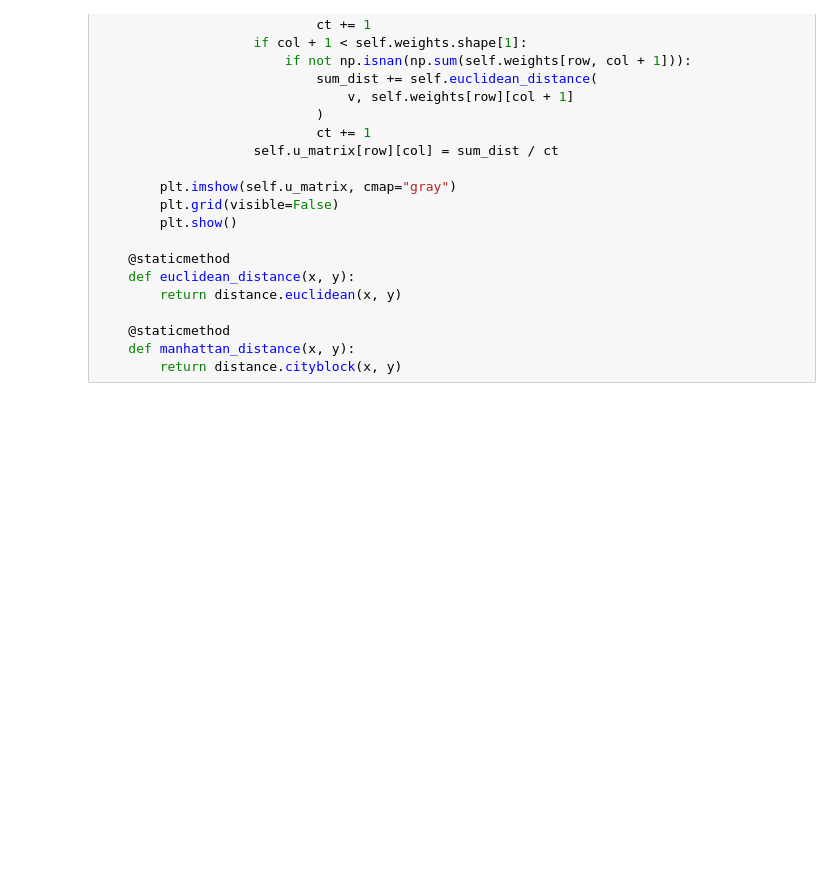
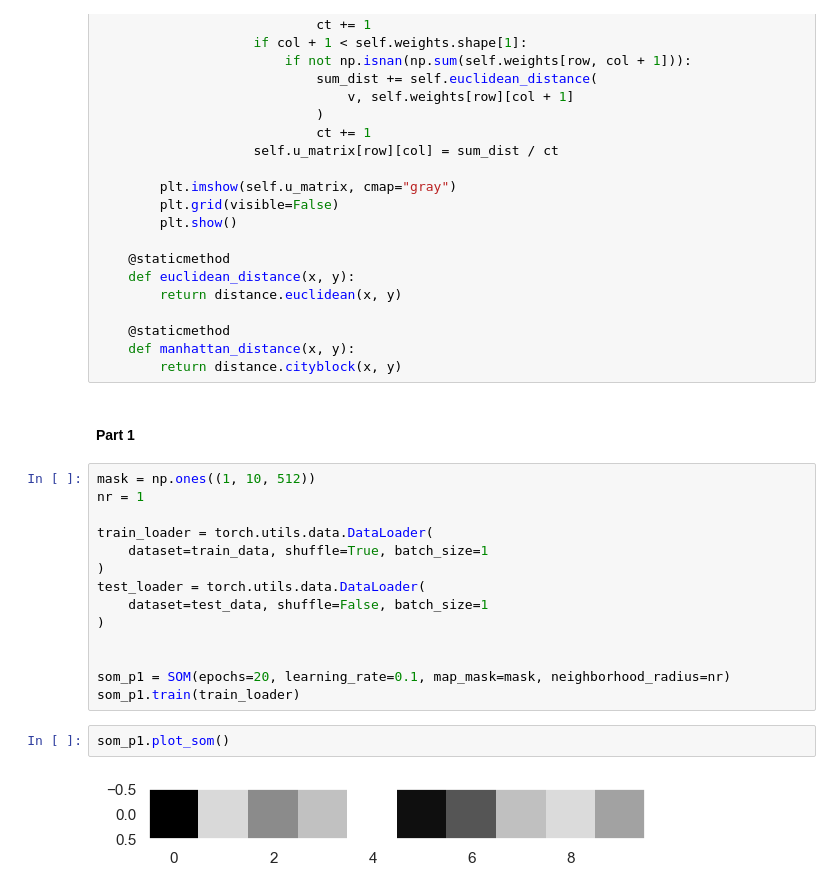
Before and after one commit to kianmajl/CIFAR10_Image_Classification, a Jupyter notebook: Codes/SOM.ipynb, the cells around one changed output. Drawn from its saved outputs; the diff is of its cells as text; blank space fills up the shorter version.

Commit message:
train part1 of som

```diff
--- a/Codes/SOM.ipynb
+++ b/Codes/SOM.ipynb
@@ -362,3 +365,23 @@ class SOM:
     @staticmethod
     def manhattan_distance(x, y):
         return distance.cityblock(x, y)
+# %% [markdown]
+#### Part 1
+# %%
+mask = np.ones((1, 10, 512))
+nr = 1
+
+train_loader = torch.utils.data.DataLoader(
+    dataset=train_data, shuffle=True, batch_size=1
+)
+test_loader = torch.utils.data.DataLoader(
+    dataset=test_data, shuffle=False, batch_size=1
+)
+
+
+som_p1 = SOM(epochs=20, learning_rate=0.1, map_mask=mask, neighborhood_radius=nr)
+som_p1.train(train_loader)
+# %%
+som_p1.plot_som()
+# %% [output]
+[figure, added]
```
Also changed, not shown: parts of 8 cells of this notebook.
